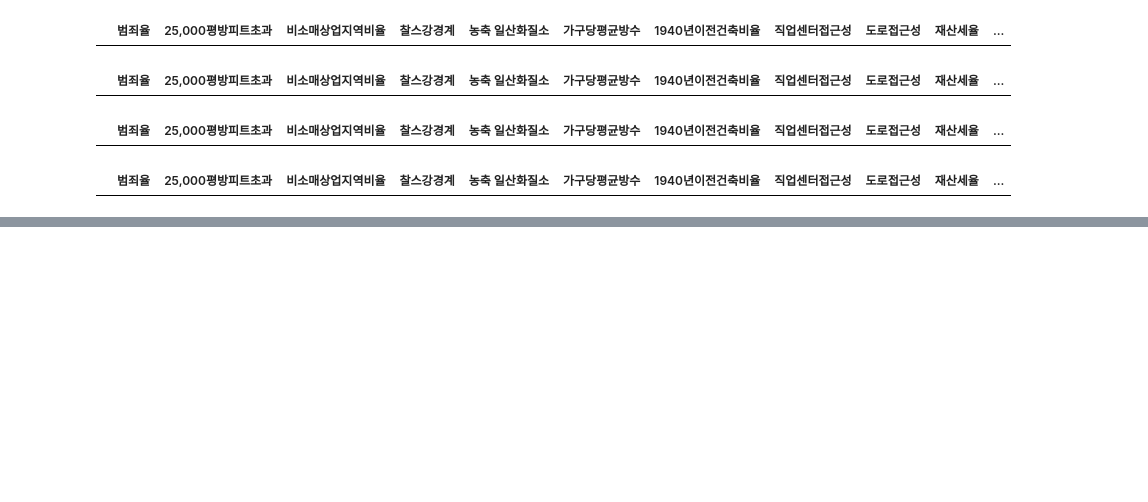
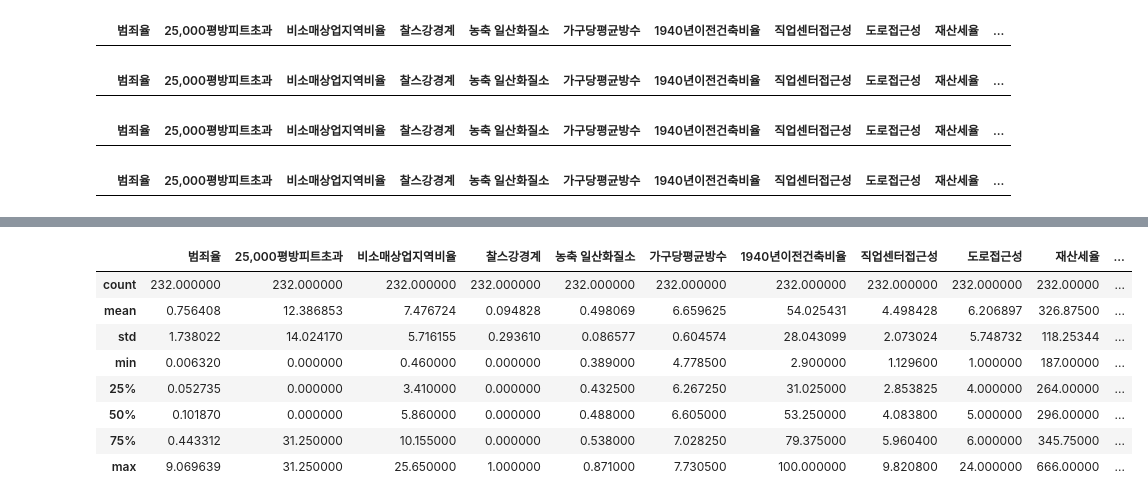
Before and after one commit to juhooong/fintech_service, a Jupyter notebook: 06machine_learning/14회귀분석_보스턴집값예측_라쏘_릿지_엘라스틱넷(김주호).ipynb, the cells around one changed output, grey strips where cells are left out. Cells and saved outputs as stored; diff of their text form; code cells hidden in the pictures; blank space fills up the shorter version.

```diff
--- a/06machine_learning/14회귀분석_보스턴집값예측_라쏘_릿지_엘라스틱넷(김주호).ipynb
+++ b/06machine_learning/14회귀분석_보스턴집값예측_라쏘_릿지_엘라스틱넷(김주호).ipynb
@@ -201,0 +214,12 @@ sns.heatmap(data.corr(numeric_only=True), annot=True, linewidth=1)
+# %%
+data[data['주택가격'] > 21.877075].describe()
+# %% [output]
+|  | 범죄율 | 25,000평방피트초과 | 비소매상업지역비율 | 찰스강경계 | 농축 일산화질소 | 가구당평균방수 | 1940년이전건축비율 | 직업센터접근성 | 도로접근성 | 재산세율 | ... |
+| count | 232.000000 | 232.000000 | 232.000000 | 232.000000 | 232.000000 | 232.000000 | 232.000000 | 232.000000 | 232.000000 | 232.00000 | ... |
+| mean | 0.756408 | 12.386853 | 7.476724 | 0.094828 | 0.498069 | 6.659625 | 54.025431 | 4.498428 | 6.206897 | 326.87500 | ... |
+| std | 1.738022 | 14.024170 | 5.716155 | 0.293610 | 0.086577 | 0.604574 | 28.043099 | 2.073024 | 5.748732 | 118.25344 | ... |
+| min | 0.006320 | 0.000000 | 0.460000 | 0.000000 | 0.389000 | 4.778500 | 2.900000 | 1.129600 | 1.000000 | 187.00000 | ... |
+| 25% | 0.052735 | 0.000000 | 3.410000 | 0.000000 | 0.432500 | 6.267250 | 31.025000 | 2.853825 | 4.000000 | 264.00000 | ... |
+| 50% | 0.101870 | 0.000000 | 5.860000 | 0.000000 | 0.488000 | 6.605000 | 53.250000 | 4.083800 | 5.000000 | 296.00000 | ... |
+| 75% | 0.443312 | 31.250000 | 10.155000 | 0.000000 | 0.538000 | 7.028250 | 79.375000 | 5.960400 | 6.000000 | 345.75000 | ... |
+| max | 9.069639 | 31.250000 | 25.650000 | 1.000000 | 0.871000 | 7.730500 | 100.000000 | 9.820800 | 24.000000 | 666.00000 | ... |
```
Also changed, not shown: parts of 10 cells of this notebook, 2 other files.
